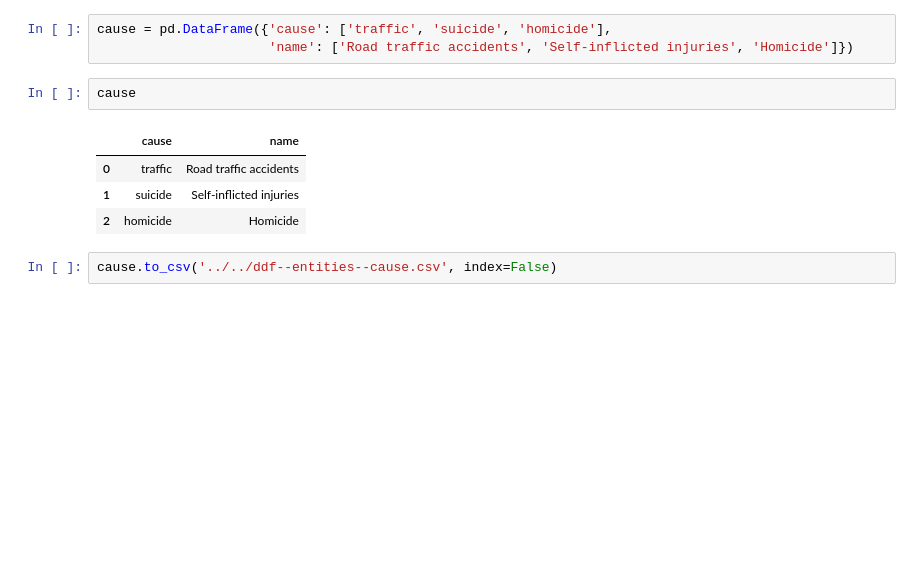
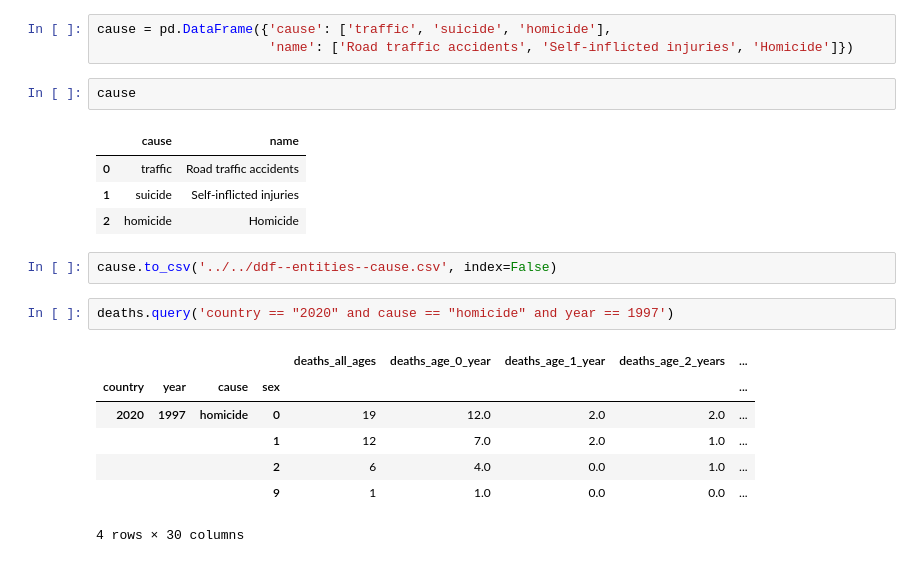
Before and after one commit to open-numbers/ddf--who--violence_injury_prevention, a Jupyter notebook: etl/notebooks/ETL_dev2.ipynb, the cells around one changed output. Cells and saved outputs as stored; diff of their text form; blank space fills up the shorter version.

```diff
--- a/etl/notebooks/ETL_dev2.ipynb
+++ b/etl/notebooks/ETL_dev2.ipynb
@@ -1026,3 +1048,13 @@ cause
 | 2 | homicide | Homicide |
 # %%
 cause.to_csv('../../ddf--entities--cause.csv', index=False)
+# %%
+deaths.query('country == "2020" and cause == "homicide" and year == 1997')
+# %% [output]
+|  |  |  |  | deaths_all_ages | deaths_age_0_year | deaths_age_1_year | deaths_age_2_years | ... |
+| country | year | cause | sex |  |  |  |  | ... |
+| 2020 | 1997 | homicide | 0 | 19 | 12.0 | 2.0 | 2.0 | ... |
+|  |  |  | 1 | 12 | 7.0 | 2.0 | 1.0 | ... |
+|  |  |  | 2 | 6 | 4.0 | 0.0 | 1.0 | ... |
+|  |  |  | 9 | 1 | 1.0 | 0.0 | 0.0 | ... |
+4 rows × 30 columns
```
Also changed, not shown: parts of 15 cells of this notebook, 11 other files.
